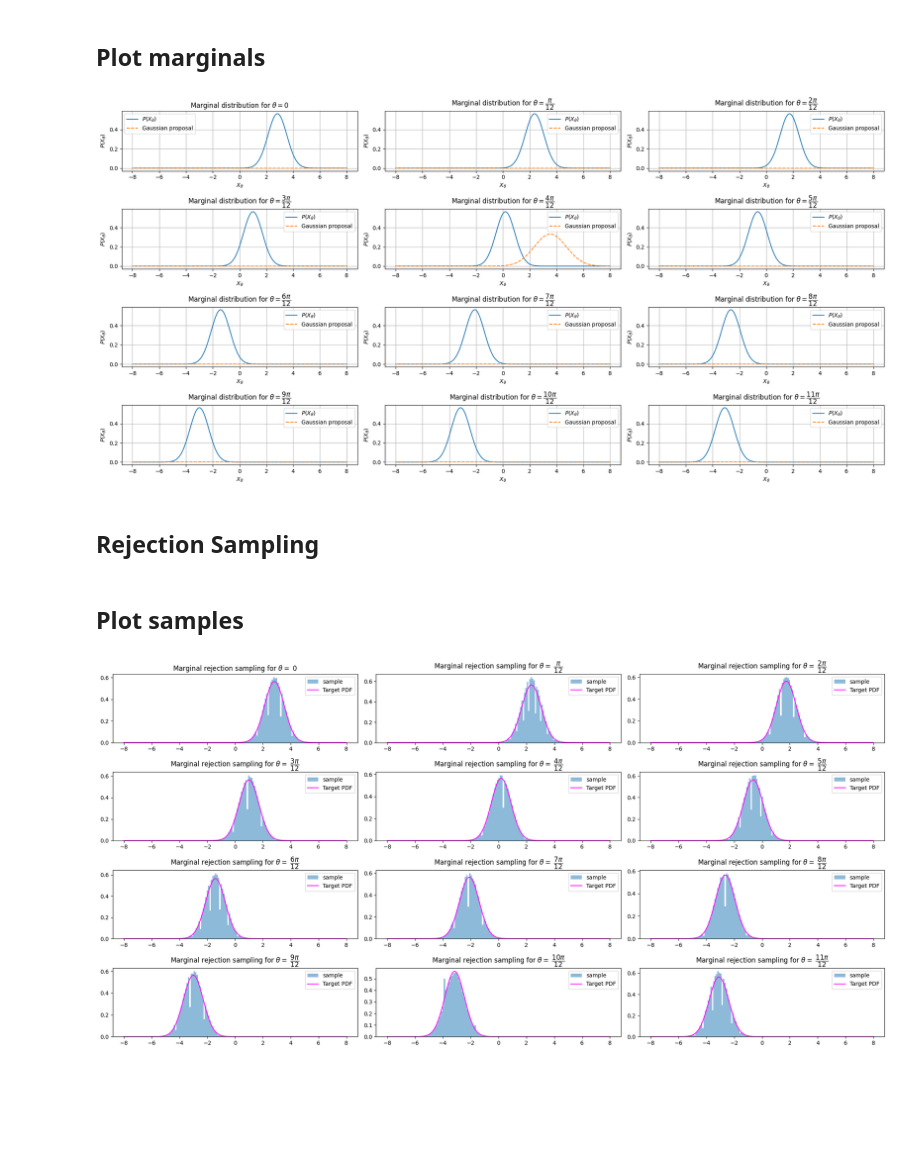
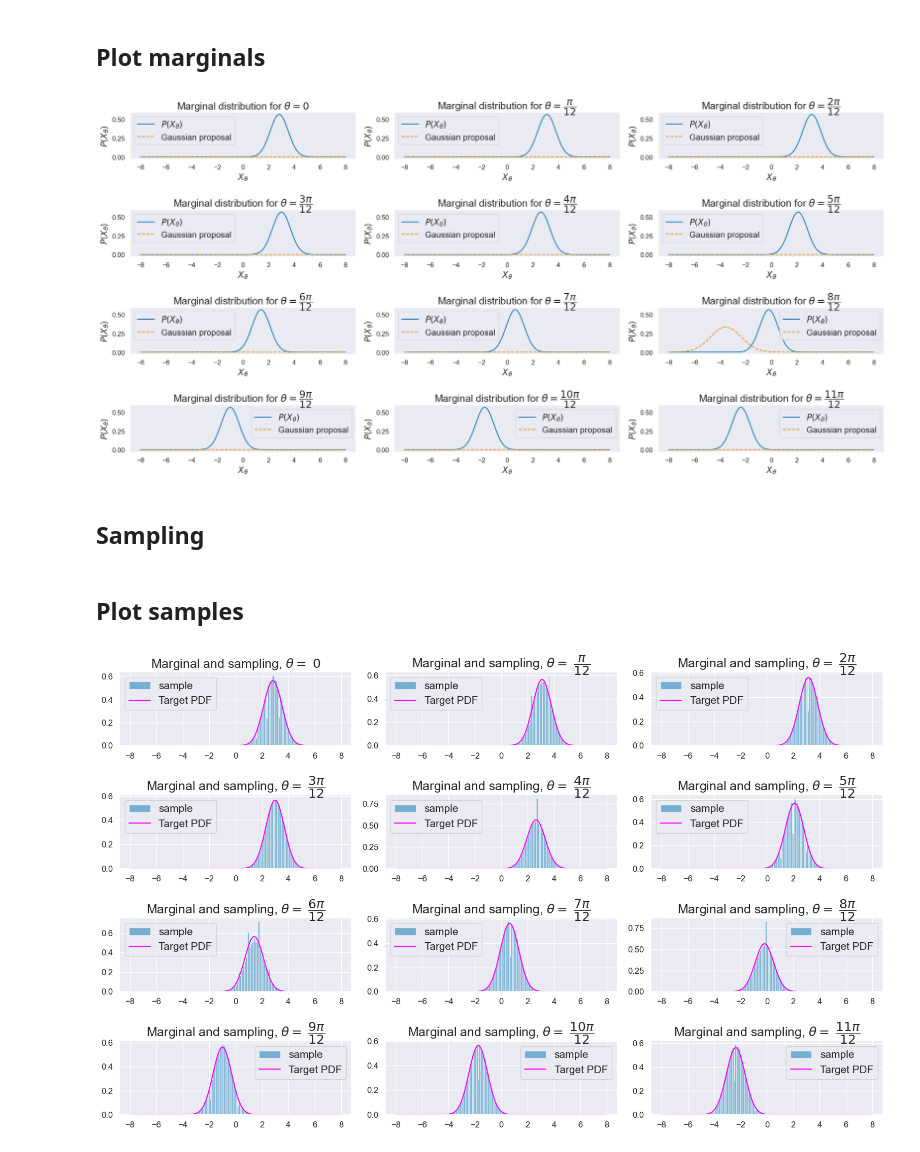
Before and after one commit to BastianValhoj/sciqisHomodyneTomography, a Jupyter notebook: HomoTomo/generateState.ipynb, the cells around one changed output. Drawn from its saved outputs; the diff is of its cells as text; code cells hidden in the pictures; blank space fills up the shorter version.

Commit message:
corrected rotation of wigner function (clockwise now) to sample correctly. made plots

```diff
--- a/HomoTomo/generateState.ipynb
+++ b/HomoTomo/generateState.ipynb
@@ -11,12 +11,20 @@ from numpy.typing import NDArray
 import numpy as np
 import qutip as qt
 import matplotlib.pyplot as plt
-from numba import njit
-from scipy.stats import norm, multivariate_normal, uniform
-from scipy.integrate import simpson, trapezoid, romb
+
+from scipy.stats import norm
+from scipy.integrate import simpson
 from tqdm.notebook import tqdm, trange
-# from tqdm import trange
-# from tqdm.notebook import trange
 import time
-import pickle
-import json
+
+import seaborn as sns
+rcparams = {
+    "font.size": 20,        # suptitle size (upper most)
+    "axes.titlesize": 18,   # fig title size (below suptitle)
+    "axes.labelsize": 15,   # x,y label size
+    "xtick.labelsize": 12,  # x tick label size
+    "ytick.labelsize": 12,  # y tick label size
+    "legend.fontsize": 15,  # legend font size
+    "figure.figsize": (10, 6),  # figure size
+}
+sns.set_theme(context="notebook", style="darkgrid", rc=rcparams, font_scale=2, palette="colorblind")
@@ -25,7 +31,3 @@ import json
-# %%
-for i in tqdm(range(6), desc="Outer loop"):
-    for j in tqdm(range(10), desc=f"Inner loop {i}", leave=bool(i == 6)):
-        time.sleep(0.1)
 # %% [markdown]
 ## Background
 
@@ -93,7 +95,7 @@ def rotate_state(rho, theta):
     rho = rho if rho.isoper else qt.ket2dm(rho)
     N = rho.shape[0]
     a = qt.destroy(N)
-    U = (1j*theta * a.dag() * a).expm()
+    U = (-1j*theta * a.dag() * a).expm()
     return U * rho * U.dag()
 
 test = generate_cv_state("coherent", 3, alpha=2 - 2j)
@@ -316,9 +313,9 @@ for i in tqdm(range(n_theta), desc="Plotting marginals"):
 
 fig.tight_layout()
 # %% [output]
-[figure, old version]
+[figure, new version]
 # %% [markdown]
-## Rejection Sampling
+## Sampling
 # %%
 def rejection_sampling(target_pdf, proposal_pdf, proposal_sampler, n_samples, i, marginals):
 
@@ -346,7 +343,6 @@ def rejection_sampling(target_pdf, proposal_pdf, proposal_sampler, n_samples, i,
                 # print(f"appending {x:.3f}")
                 samples.append(x)
                 pbar.update(1)
-
 
     return samples
 
@@ -377,6 +373,7 @@ def get_samples(marginals, n_theta, n_samples=500, sampler="rejection"):
         target = lambda x, i=i: target_pdf(x, i)
         proposal = norm(loc=marginals["X"] @ marginals[i], scale=1.2).pdf  # Proposal PDF
         if sampler == "rejection":
+            raise NotImplementedError("Rejection sampling is not implemented yet.")
             xs[i] = rejection_sampling(target, proposal, proposal_sampler, n_samples=n_samples, i=i, marginals=marginals)
 
         elif sampler == "choice":
@@ -402,15 +399,17 @@ samples = get_samples(marginals, n_theta=n_theta, n_samples=100_000, sampler="ch
 # %% [markdown]
 ## Plot samples
 # %%
-fig, axes = plt.subplots(n_theta // 3, 3, figsize=(20, 10))
+num_plots = n_theta // 3
+
+fig, axes = plt.subplots(n_theta // 3, 3, figsize=(16, 10))
 # axes = axes.flatten()
 for i, ax in enumerate(axes.flatten()):
     ax.hist(samples[i], bins=60, density=True, label=f"sample", alpha=0.5)
     ax.plot(marginals["X"], marginals[i], label="Target PDF", color="magenta")
     # ax.plot(marginals["X"], norm.pdf(marginals["X"], loc=marginals["X"] @ marginals[i], scale=1.2), label="Proposal PDF", color="orange", linestyle="--")
-    ax.set_title(f"Marginal rejection sampling for $\\theta =$ {labs[i]}")
+    ax.set_title(f"Marginal and sampling, $\\theta =$ {labs[i]}")
     ax.legend()
 
 fig.tight_layout()
 # %% [output]
-[figure, old version]
+[figure, new version]
```
Also changed, not shown: parts of 10 cells of this notebook, 6 other files.
